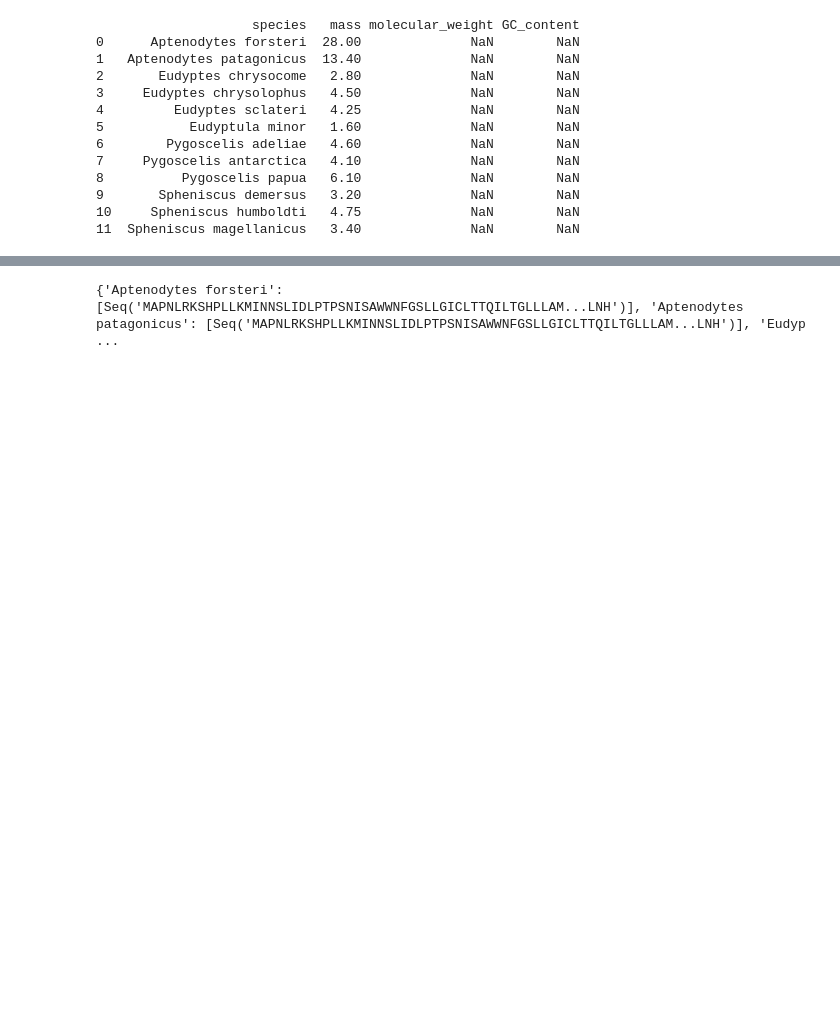
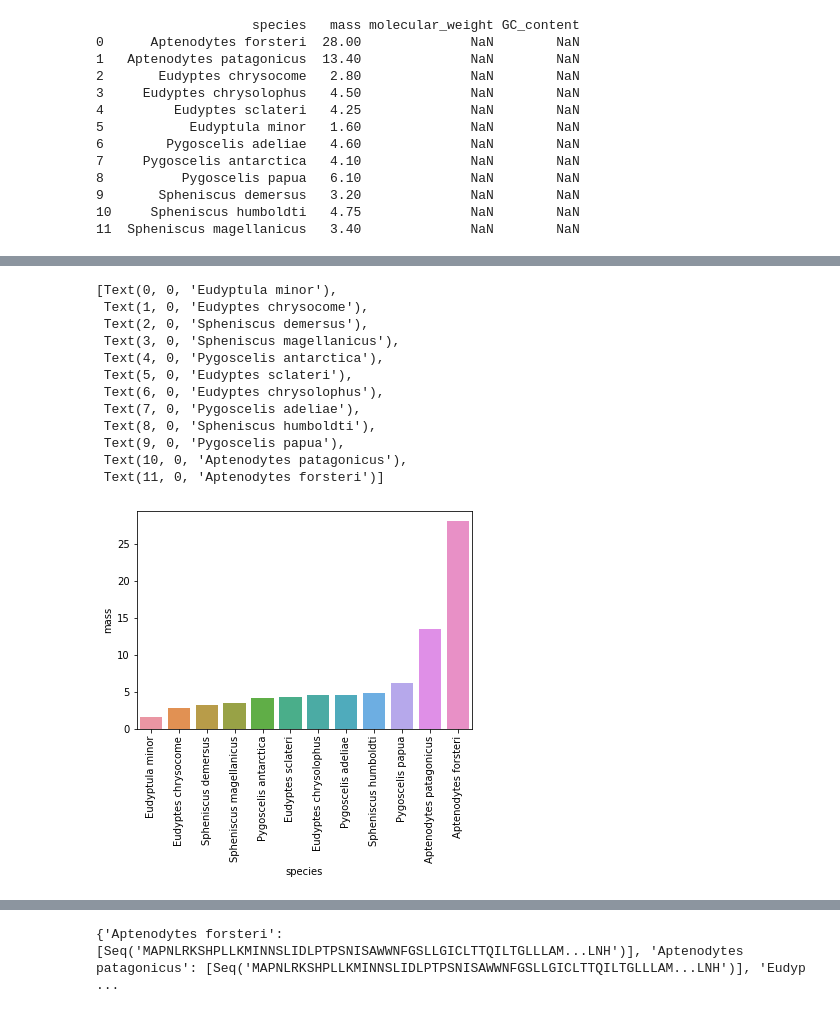
Before and after one commit to Tfost1994/BCB546-PythonHW_Spring2022, a Jupyter notebook: BCB546_Python_Project_TF.ipynb, the cells around one changed output, grey strips where cells are left out. Cells and saved outputs as stored; diff of their text form; code cells hidden in the pictures; blank space fills up the shorter version.

```diff
--- a/BCB546_Python_Project_TF.ipynb
+++ b/BCB546_Python_Project_TF.ipynb
@@ -293,0 +295,18 @@ MAPNLRKSHPLLKMINNSLIDLPTPSNISAWWNFGSLLGICLTTQILTGLLLAMHYTADTTLAFSSVAHTCRNVQYGWLI
+# %%
+ax = sns.barplot(x='species', y='mass', data= penguins_df_copy,
+                 order=penguins_df_copy.sort_values('mass').species) #changes order from least to greatest
+ax.set_xticklabels(ax.get_xticklabels(),rotation = 90) #changes x ticks for barplot to be vertical
+# %% [output]
+[Text(0, 0, 'Eudyptula minor'),
+ Text(1, 0, 'Eudyptes chrysocome'),
+ Text(2, 0, 'Spheniscus demersus'),
+ Text(3, 0, 'Spheniscus magellanicus'),
+ Text(4, 0, 'Pygoscelis antarctica'),
+ Text(5, 0, 'Eudyptes sclateri'),
+ Text(6, 0, 'Eudyptes chrysolophus'),
+ Text(7, 0, 'Pygoscelis adeliae'),
+ Text(8, 0, 'Spheniscus humboldti'),
+ Text(9, 0, 'Pygoscelis papua'),
+ Text(10, 0, 'Aptenodytes patagonicus'),
+ Text(11, 0, 'Aptenodytes forsteri')]
+[figure, added]
```
Also changed, not shown: parts of 18 cells of this notebook, 1 other file.
